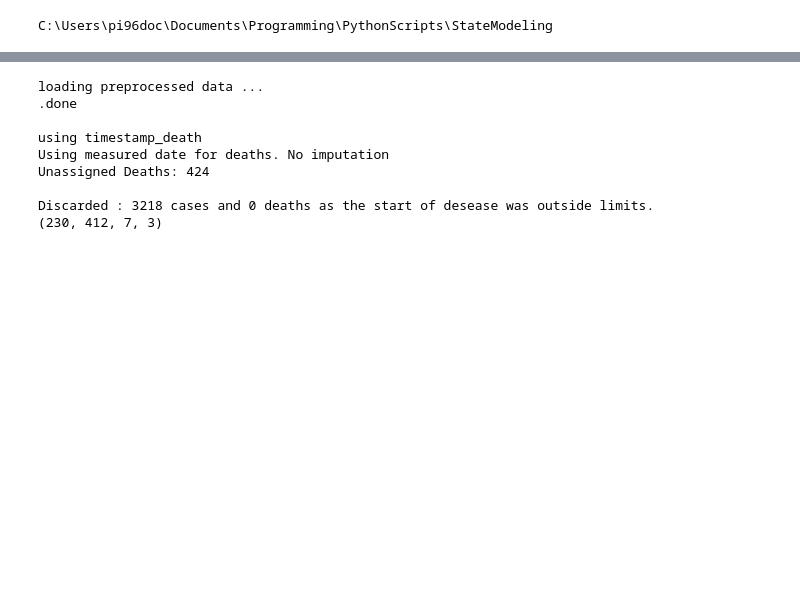
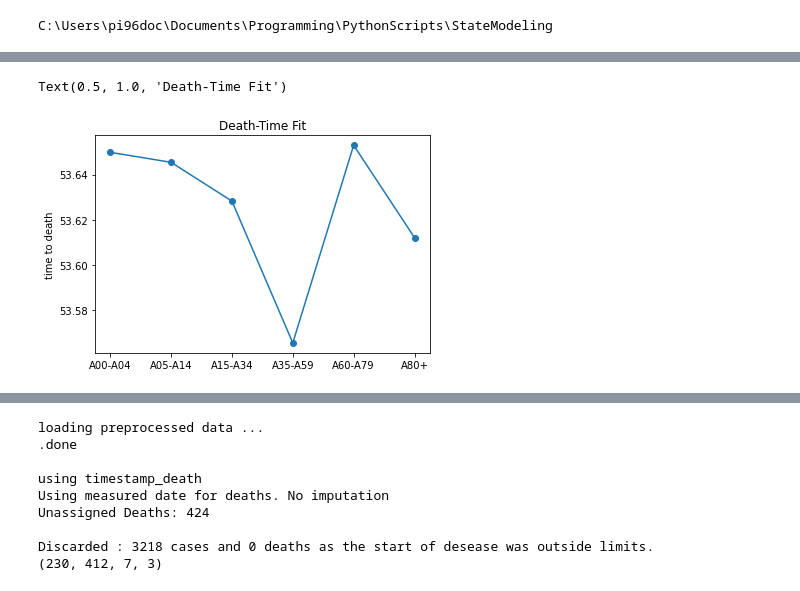
Before and after one commit to RainerHeintzmann/StateModeling, a Jupyter notebook: Examples/FitCorona_Simple.ipynb, the cells around one changed output, grey strips where cells are left out. Cells and saved outputs as stored; diff of their text form; code cells hidden in the pictures; blank space fills up the shorter version.

```diff
--- a/Examples/FitCorona_Simple.ipynb
+++ b/Examples/FitCorona_Simple.ipynb
@@ -108,0 +133,7 @@ Loss is: 1.3003367
+# %%
+plt.plot(AllMeasured['Ages'],np.squeeze(M.Var['death_time']().numpy()),'o-')
+plt.ylabel('time to death')
+plt.title('Death-Time Fit')
+# %% [output]
+Text(0.5, 1.0, 'Death-Time Fit')
+[figure, added]
```
Also changed, not shown: parts of 13 cells of this notebook, 5 other files.
